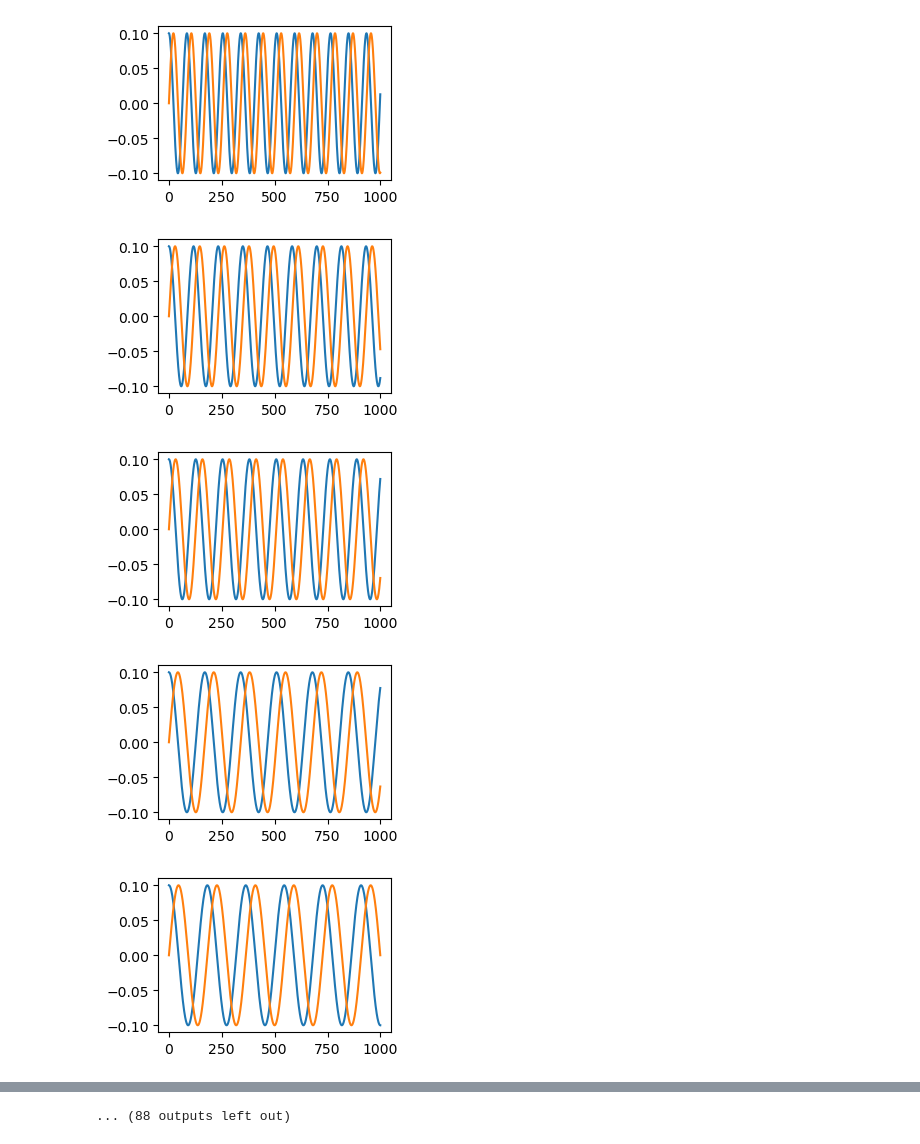
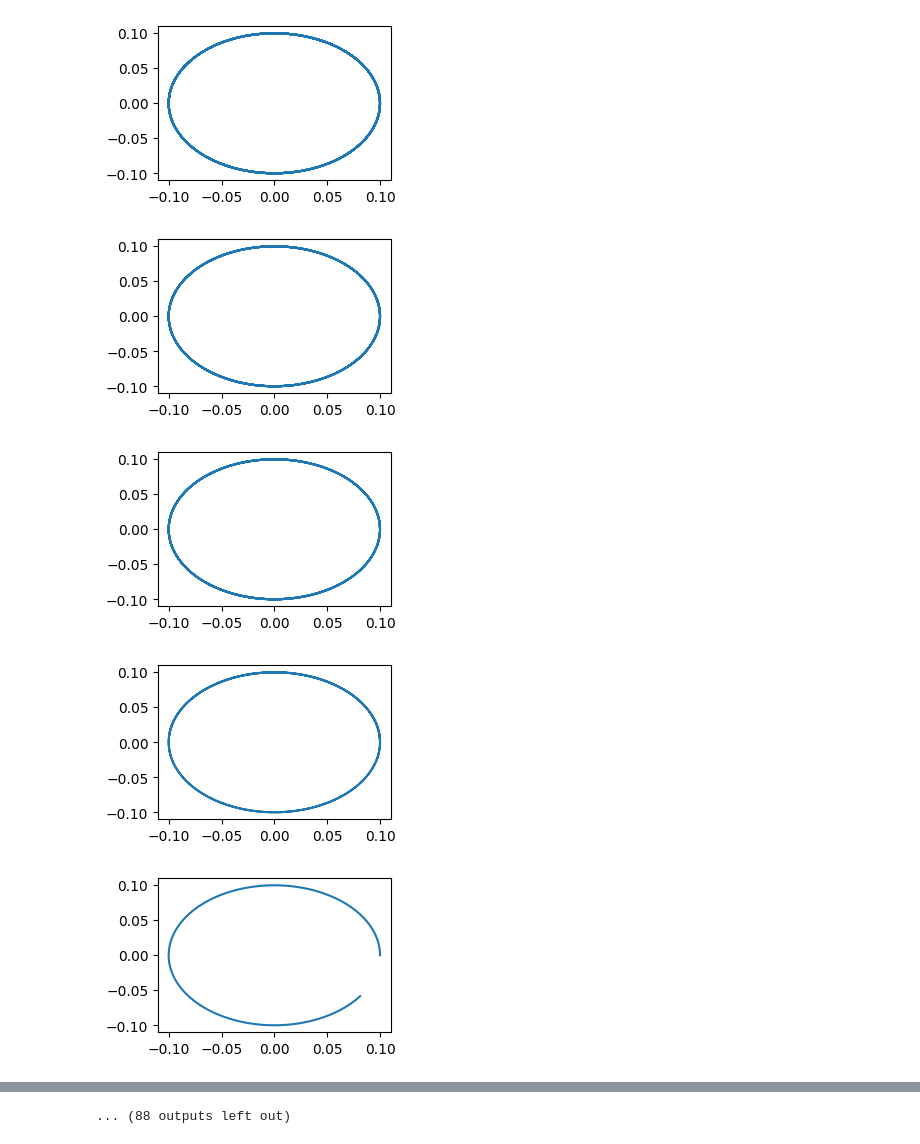
Before and after one commit to hbhat4000/memorymodel1RDM, a Jupyter notebook: examinecoeffs.ipynb, the cells around one changed output, grey strips where cells are left out. Cells and saved outputs as stored; diff of their text form; code cells hidden in the pictures.

```diff
--- a/examinecoeffs.ipynb
+++ b/examinecoeffs.ipynb
@@ -2,17 +2,16 @@
 import numpy as np
 import matplotlib.pyplot as plt
 # %%
-coeffs = np.loadtxt('./pinnresults/fci_heh+_6-31gss_0.025000_100_coeffs.txt',
+coeffs = np.loadtxt('./deltaresults/fci_h2_6-31gss_0.050000_6000_coeffs.txt',
                     delimiter=',',dtype=np.complex128)
 # %%
 for j in range(100):
     plt.figure(figsize=(3,2))
-    plt.plot(coeffs[:1000,j].real)
-    plt.plot(coeffs[:1000,j].imag)
+    plt.plot(coeffs[:1000,j].real,coeffs[:1000,j].imag)
     plt.show()
 # %% [output]
-[figure, old version]
+[figure, new version]
-[figure, old version]
+[figure, new version]
-[figure, old version]
+[figure, new version]
-[figure, old version]
+[figure, new version]
-[figure, old version]
+[figure, new version]
```
Also changed, not shown: parts of 1 cell of this notebook, 12 other files.
